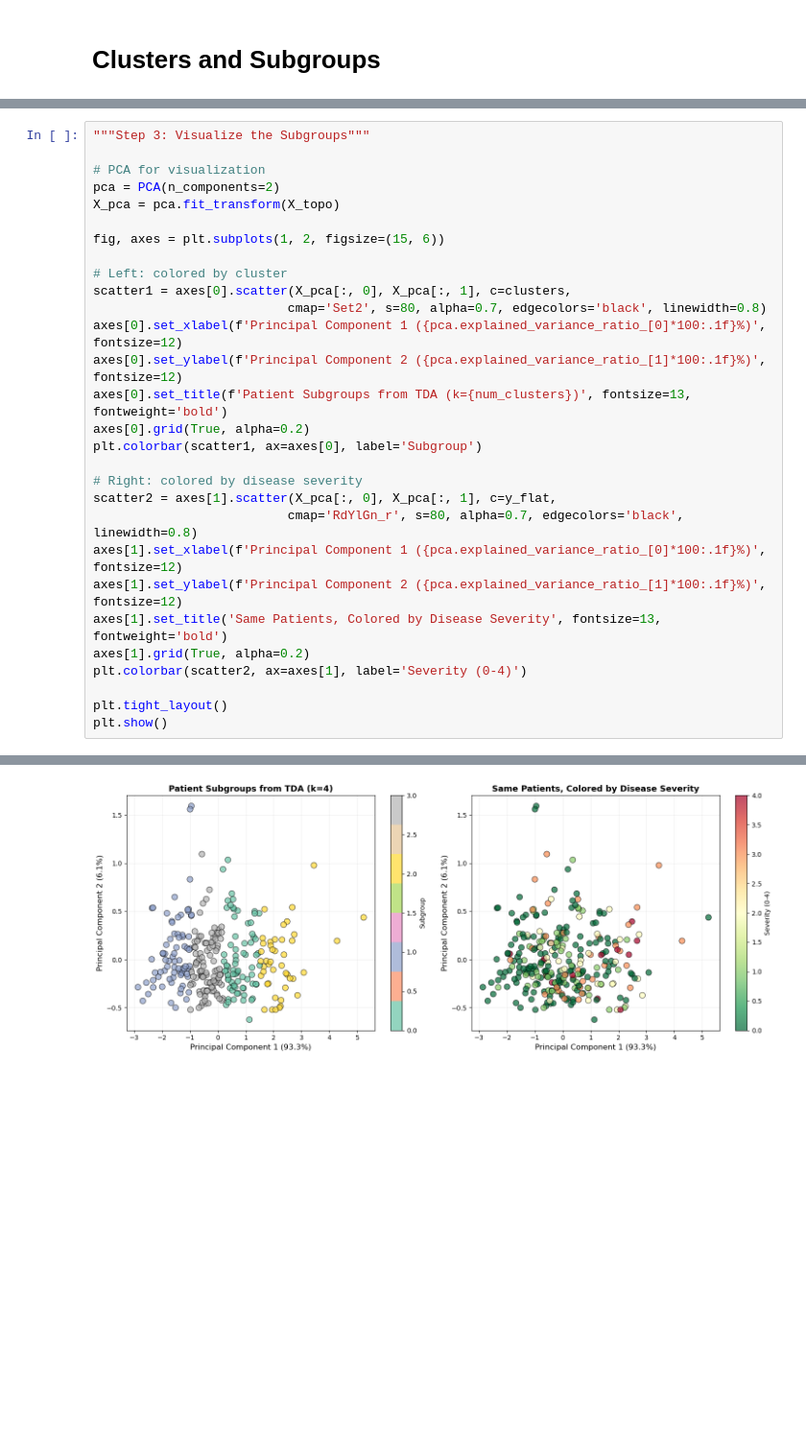
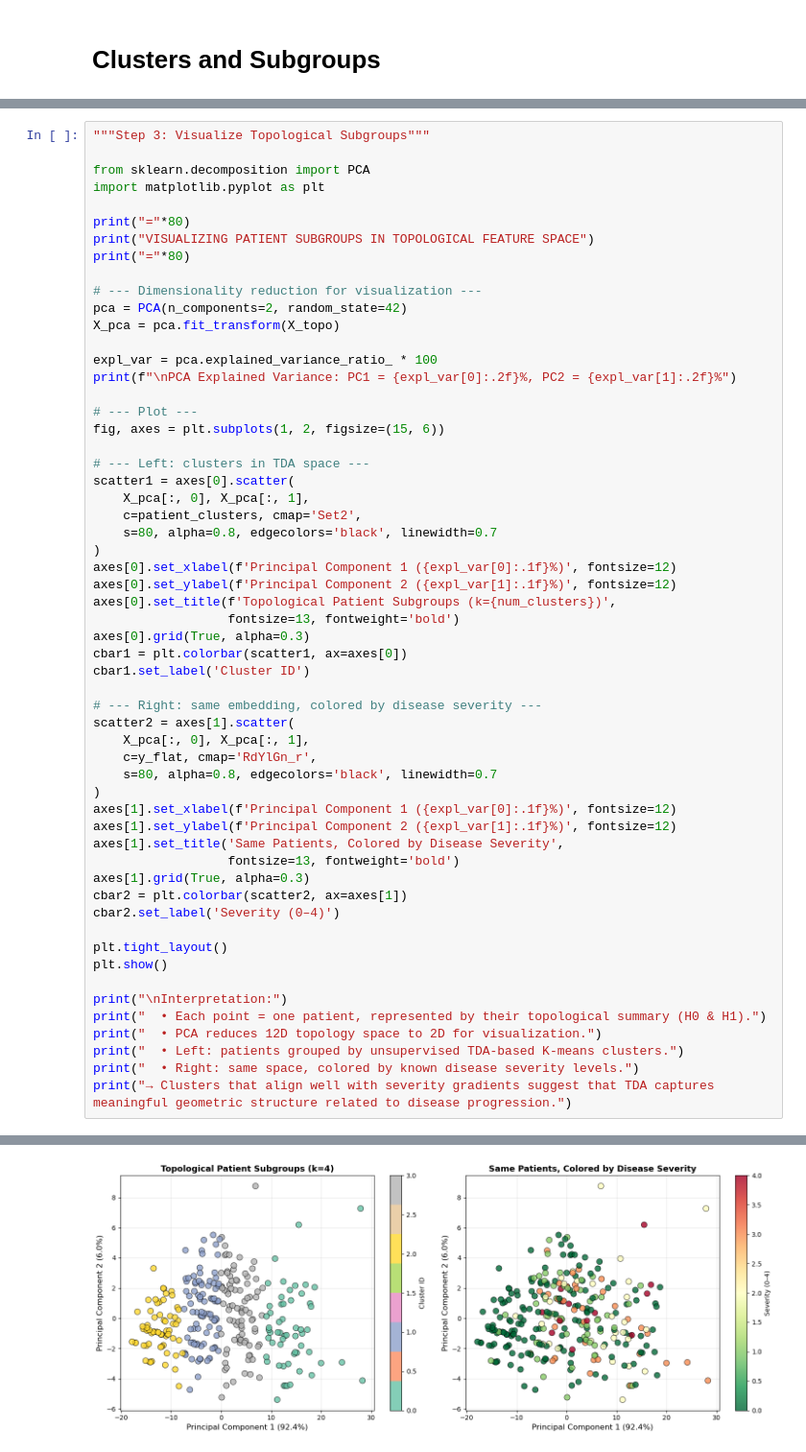
Before and after one commit to ajenee1/TDA, a Jupyter notebook: nya_dataset.ipynb, the cells around one changed output, grey strips where cells are left out. Shown at 96% size. Saved outputs shown, nothing was run; the diff lists cells and outputs as text; blank space fills up the shorter version.

```diff
--- a/nya_dataset.ipynb
+++ b/nya_dataset.ipynb
@@ -412,30 +590,58 @@ Patient distribution:
 # %%
-"""Step 3: Visualize the Subgroups"""
+"""Step 3: Visualize Topological Subgroups"""
 
-# PCA for visualization
-pca = PCA(n_components=2)
+from sklearn.decomposition import PCA
+import matplotlib.pyplot as plt
+
+print("="*80)
+print("VISUALIZING PATIENT SUBGROUPS IN TOPOLOGICAL FEATURE SPACE")
+print("="*80)
+
+# --- Dimensionality reduction for visualization ---
+pca = PCA(n_components=2, random_state=42)
 X_pca = pca.fit_transform(X_topo)
 
+expl_var = pca.explained_variance_ratio_ * 100
+print(f"\nPCA Explained Variance: PC1 = {expl_var[0]:.2f}%, PC2 = {expl_var[1]:.2f}%")
+
+# --- Plot ---
 fig, axes = plt.subplots(1, 2, figsize=(15, 6))
 
-# Left: colored by cluster
-scatter1 = axes[0].scatter(X_pca[:, 0], X_pca[:, 1], c=clusters,
-                          cmap='Set2', s=80, alpha=0.7, edgecolors='black', linewidth=0.8)
-axes[0].set_xlabel(f'Principal Component 1 ({pca.explained_variance_ratio_[0]*100:.1f}%)', fontsize=12)
-axes[0].set_ylabel(f'Principal Component 2 ({pca.explained_variance_ratio_[1]*100:.1f}%)', fontsize=12)
-axes[0].set_title(f'Patient Subgroups from TDA (k={num_clusters})', fontsize=13, fontweight='bold')
-axes[0].grid(True, alpha=0.2)
-plt.colorbar(scatter1, ax=axes[0], label='Subgroup')
+# --- Left: clusters in TDA space ---
+scatter1 = axes[0].scatter(
+    X_pca[:, 0], X_pca[:, 1],
+    c=patient_clusters, cmap='Set2',
+    s=80, alpha=0.8, edgecolors='black', linewidth=0.7
+)
+axes[0].set_xlabel(f'Principal Component 1 ({expl_var[0]:.1f}%)', fontsize=12)
+axes[0].set_ylabel(f'Principal Component 2 ({expl_var[1]:.1f}%)', fontsize=12)
+axes[0].set_title(f'Topological Patient Subgroups (k={num_clusters})',
+                  fontsize=13, fontweight='bold')
+axes[0].grid(True, alpha=0.3)
+cbar1 = plt.colorbar(scatter1, ax=axes[0])
+cbar1.set_label('Cluster ID')
 
-# Right: colored by disease severity
-scatter2 = axes[1].scatter(X_pca[:, 0], X_pca[:, 1], c=y_flat,
-                          cmap='RdYlGn_r', s=80, alpha=0.7, edgecolors='black', linewidth=0.8)
-axes[1].set_xlabel(f'Principal Component 1 ({pca.explained_variance_ratio_[0]*100:.1f}%)', fontsize=12)
-axes[1].set_ylabel(f'Principal Component 2 ({pca.explained_variance_ratio_[1]*100:.1f}%)', fontsize=12)
-axes[1].set_title('Same Patients, Colored by Disease Severity', fontsize=13, fontweight='bold')
-axes[1].grid(True, alpha=0.2)
-plt.colorbar(scatter2, ax=axes[1], label='Severity (0-4)')
+# --- Right: same embedding, colored by disease severity ---
+scatter2 = axes[1].scatter(
+    X_pca[:, 0], X_pca[:, 1],
+    c=y_flat, cmap='RdYlGn_r',
+    s=80, alpha=0.8, edgecolors='black', linewidth=0.7
+)
+axes[1].set_xlabel(f'Principal Component 1 ({expl_var[0]:.1f}%)', fontsize=12)
+axes[1].set_ylabel(f'Principal Component 2 ({expl_var[1]:.1f}%)', fontsize=12)
+axes[1].set_title('Same Patients, Colored by Disease Severity',
+                  fontsize=13, fontweight='bold')
+axes[1].grid(True, alpha=0.3)
+cbar2 = plt.colorbar(scatter2, ax=axes[1])
+cbar2.set_label('Severity (0–4)')
 
 plt.tight_layout()
 plt.show()
+
+print("\nInterpretation:")
+print("  • Each point = one patient, represented by their topological summary (H0 & H1).")
+print("  • PCA reduces 12D topology space to 2D for visualization.")
+print("  • Left: patients grouped by unsupervised TDA-based K-means clusters.")
+print("  • Right: same space, colored by known disease severity levels.")
+print("→ Clusters that align well with severity gradients suggest that TDA captures meaningful geometric structure related to disease progression.")
 # %% [output]
@@ -442 +653 @@ plt.show()
-[figure, old version]
+[figure, new version]
```
Also changed, not shown: parts of 12 cells of this notebook.
